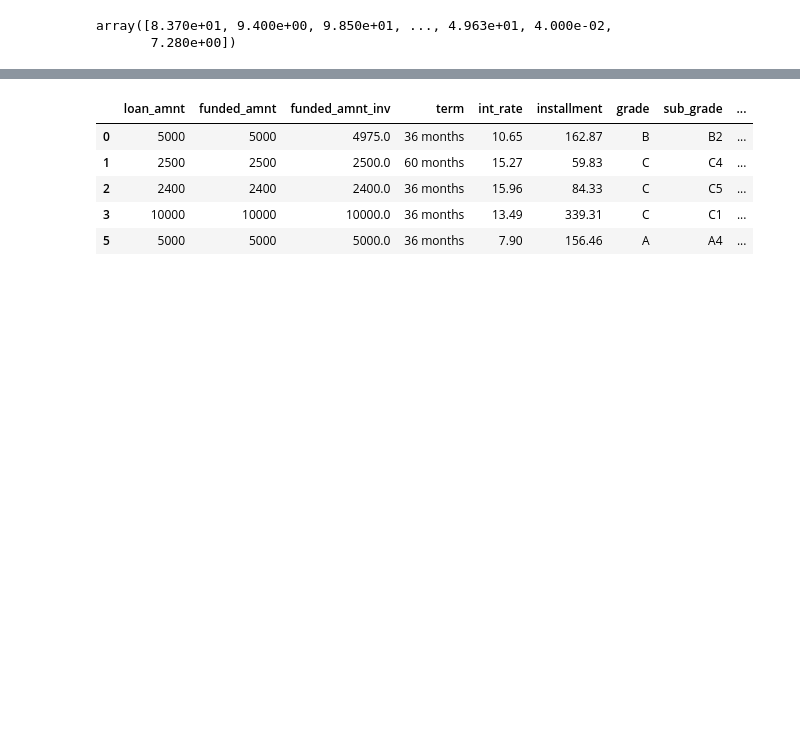
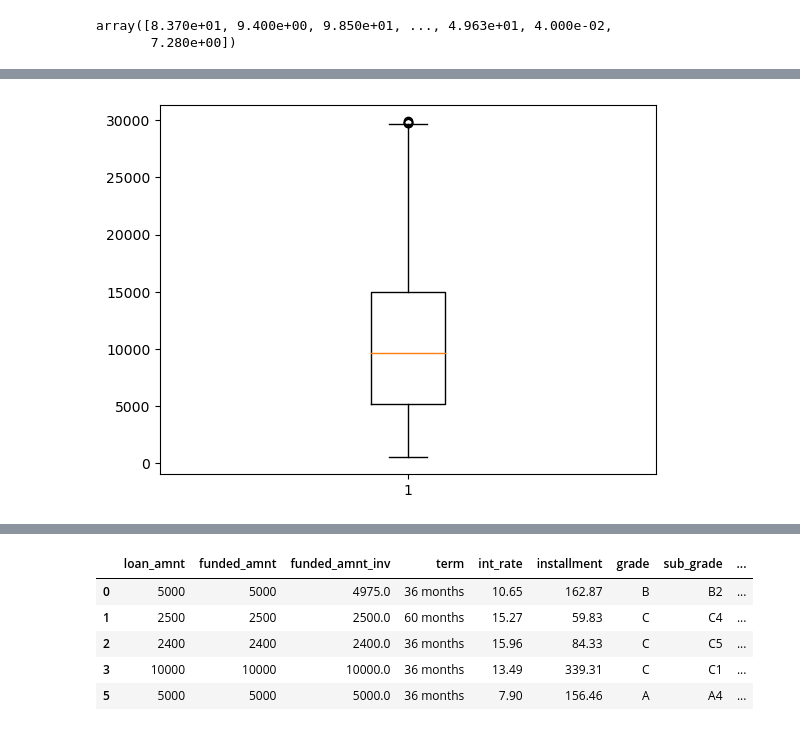
Before and after one commit to shivasaibondugula/LendingClub, a Jupyter notebook: shiva_sai_bondugula.ipynb, the cells around one changed output, grey strips where cells are left out. Saved outputs shown, nothing was run; the diff lists cells and outputs as text; code cells hidden in the pictures; blank space fills up the shorter version.

```diff
--- a/shiva_sai_bondugula.ipynb
+++ b/shiva_sai_bondugula.ipynb
@@ -534,0 +545,7 @@ array([10,  0,  3,  8,  9,  4,  5,  1,  6,  2,  7], dtype=int64)
+# %%
+loan_data=loan_data[loan_data.loan_amnt<30000]
+# %%
+plt.boxplot(loan_data.loan_amnt)
+plt.show()
+# %% [output]
+[figure, added]
```
Also changed, not shown: parts of 105 cells of this notebook.
